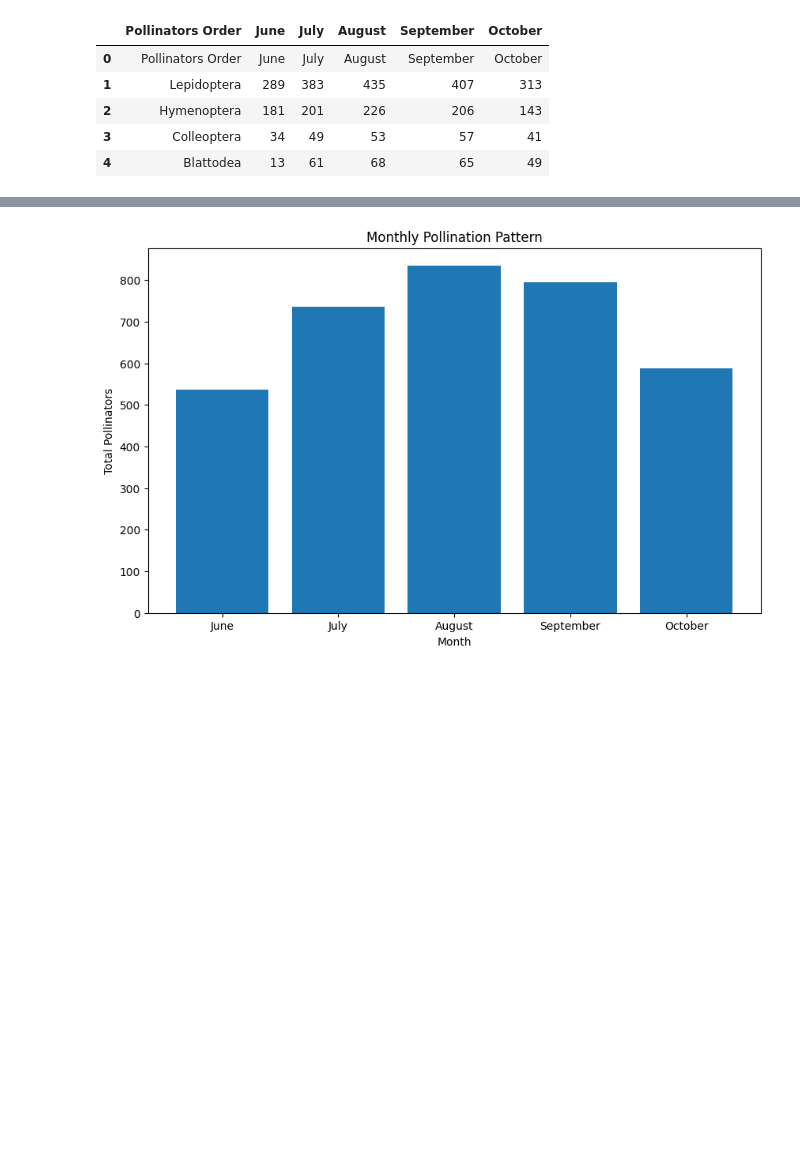
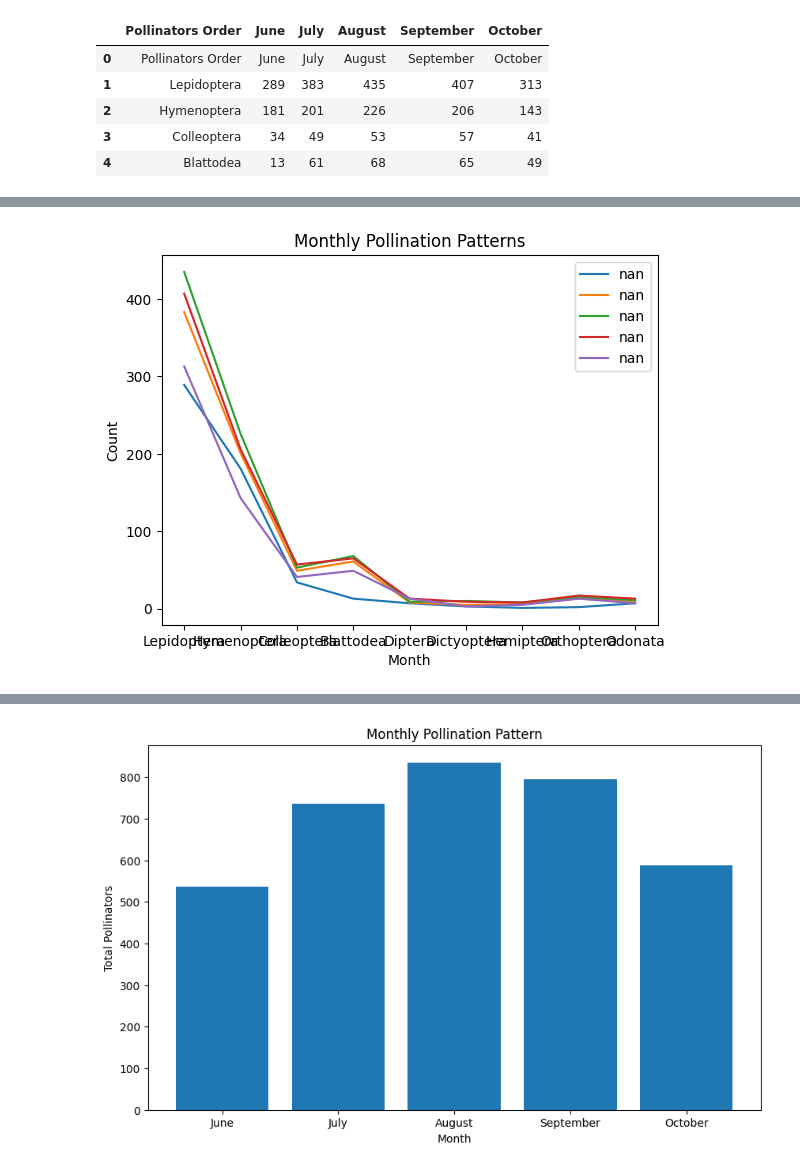
Before and after one commit to snehatanti/interns-code, a Jupyter notebook: binod_da_pollination.ipynb, the cells around one changed output, grey strips where cells are left out. Cells and saved outputs as stored; diff of their text form; code cells hidden in the pictures; blank space fills up the shorter version.

```diff
--- a/binod_da_pollination.ipynb
+++ b/binod_da_pollination.ipynb
@@ -91,3 +140,13 @@ df2.head()
 | 2 | Hymenoptera | 181 | 201 | 226 | 206 | 143 |
 | 3 | Colleoptera | 34 | 49 | 53 | 57 | 41 |
 | 4 | Blattodea | 13 | 61 | 68 | 65 | 49 |
+# %%
+#Time series analysis
+import pandas as pd
+print(df2)
+print(type(df2))
+
+df2 = df2.reset_index(drop=True)
+df2 = df2.set_index(df2.columns[0]) # Set the first column as index
+df2=df2.dropna(how='all')
+df2.head()
@@ -93,0 +178,10 @@ df2.head()
+# %%
+
+df2.plot()
+plt.title("Monthly Pollination Patterns")
+plt.xlabel("Month")
+plt.ylabel("Count")
+plt.legend(loc="upper right")
+plt.show()
+# %% [output]
+[figure, added]
```
Also changed, not shown: parts of 13 cells of this notebook.
